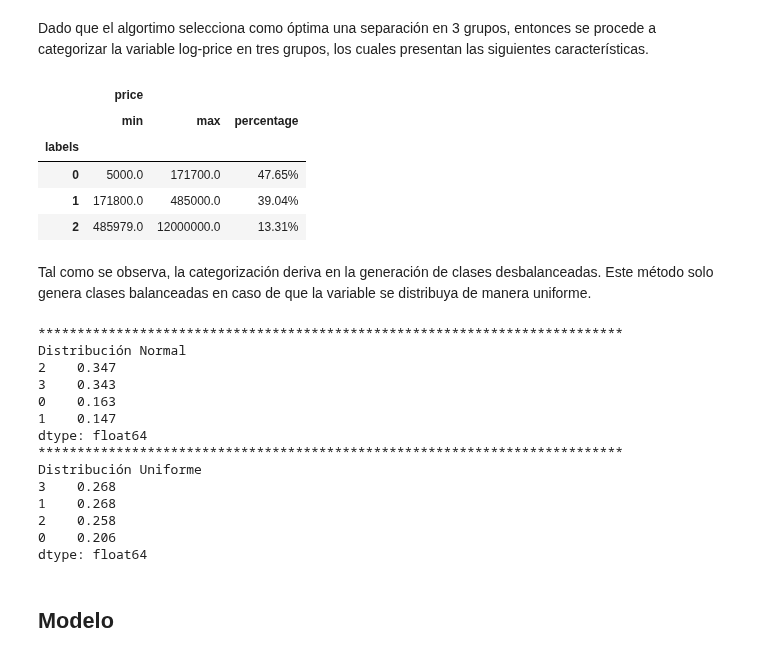
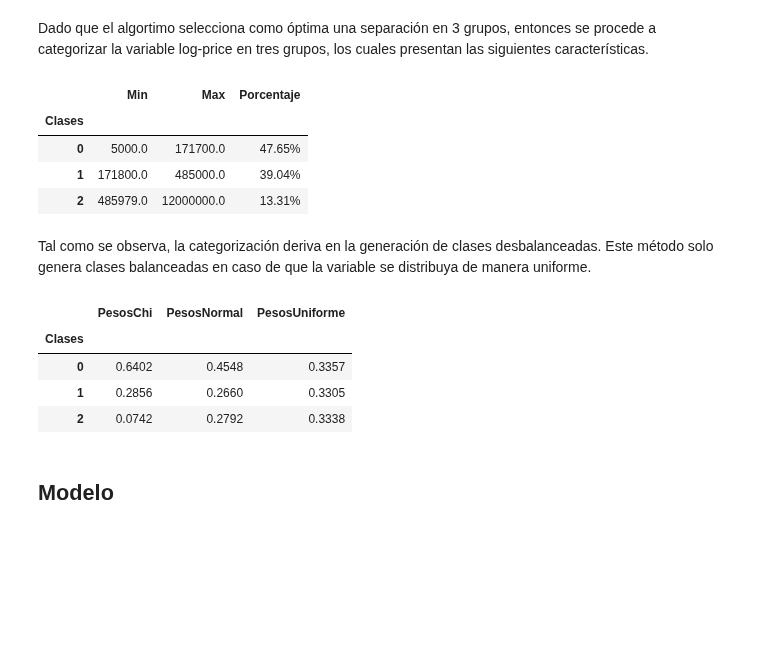
Before and after one commit to Ignacio-Ibarra/tpAA, a Jupyter notebook: Modelado.ipynb, the cells around one changed output. Cells and saved outputs as stored; diff of their text form; code cells hidden in the pictures; blank space fills up the shorter version.

```diff
--- a/Modelado.ipynb
+++ b/Modelado.ipynb
@@ -24,12 +24,21 @@ from skopt import BayesSearchCV #después lo hacemos con RandomSearchCv
 # Cargo dataset original y hago un poco de pre processing, luego vamos a tener que cambiarlo para
 # incorporar tanto Pre-processing y Feature Engineering.
 
-gitlfs_url = "https://media.githubusercontent.com/media/Ignacio-Ibarra/tpAA/main/data/cabaventa.csv?token=APPVFMLKNRKB3K27UWV3WVDCRX7QK"
-raw_df = pd.read_csv(gitlfs_url)
+nocols = ['Unnamed: 0', 'Unnamed: 0.1']
+
+gitlfs_url = "https://github.com/Ignacio-Ibarra/tpAA/blob/main/data/cabaventa.csv"
+
+try:
+    cols = list(pd.read_csv(gitlfs_url, nrows = 1))
+    raw_df = pd.read_csv(gitlfs_url, usecols =[col for col in cols if col not in nocols])
+except:
+    cols =  list(pd.read_csv("./data/cabaventa.csv", nrows =1))
+    raw_df = pd.read_csv("./data/cabaventa.csv", usecols =[col for col in cols if col not in nocols])
+raw_df.shape
 
 #borro columnas, borro nulos de un saque, saco "ARS". Me queda un dataset herrrrmoso.
 cleaned = CleaningData(data=raw_df)
-cols_to_drop = ['Unnamed: 0.1', 'Unnamed: 0', #columnas que vinieron mal en la bajada
+cols_to_drop = [#'Unnamed: 0.1', 'Unnamed: 0', #columnas que vinieron mal en la bajada
                 'operation_type', #todos son 'venta'
                 'l1', # todos son 'Argentina'
                 'l2', # todos son "Capital Federal"
@@ -130,69 +141,72 @@ Dado que el algortimo selecciona como óptima una separación en 3 grupos, enton
 # %%
 kl = KneeLocator(
       range(1, max_clusters+1), sse, curve="convex", direction="decreasing"
                   )
 nclust = kl.elbow
 
 kmeans = KMeans(
      init="random",
      n_clusters=nclust,
      n_init=10,
      max_iter=300,
      random_state=42)
 kmeans.fit(var_data)
 data['labels'] = kmeans.labels_
 
 def percentage(x):
     return "{:.2%}".format(x.count()/len(data))
 
-data.groupby('labels').agg({'price':['min','max',percentage]})
+tabla = data.groupby('labels').agg({'price':['min','max',percentage]}).reset_index()
+tabla.columns = ['Clases','Min','Max','Porcentaje']
+tabla.set_index("Clases")
+#print(tabla.to_latex())
 # %% [output]
-|  | price |  |  |
-|  | min | max | percentage |
-| labels |  |  |  |
+|  | Min | Max | Porcentaje |
+| Clases |  |  |  |
 | 0 | 5000.0 | 171700.0 | 47.65% |
 | 1 | 171800.0 | 485000.0 | 39.04% |
 | 2 | 485979.0 | 12000000.0 | 13.31% |
 # %% [markdown]
 Tal como se observa, la categorización deriva en la generación de clases desbalanceadas. Este método solo genera clases balanceadas en caso de que la variable se distribuya de manera uniforme.
 # %%
-norm = np.random.normal(0, 1, 1000).reshape(-1, 1)
-unif = np.random.uniform(-1,1,1000).reshape(-1, 1)
+chi = np.random.chisquare(2,10000).reshape(-1,1)
+norm = np.random.normal(0, 1, 10000).reshape(-1, 1)
+unif = np.random.uniform(-1,1,10000).reshape(-1, 1)
+
+km0 = KMeans(
+     init="random",
+     n_clusters=3,
+     n_init=10,
+     max_iter=300,
+     random_state=42)
 
 km1 = KMeans(
      init="random",
-     n_clusters=4,
+     n_clusters=3,
      n_init=10,
      max_iter=300,
      random_state=42)
 
 km2 = KMeans(
      init="random",
-     n_clusters=4,
+     n_clusters=3,
      n_init=10,
      max_iter=300,
      random_state=42)
 
-print("*"*75)
-print("Distribución Normal")
-print(pd.Series(km1.fit_predict(norm)).value_counts(normalize=True))
-print("*"*75)
-print("Distribución Uniforme")
-print(pd.Series(km2.fit_predict(unif)).value_counts(normalize=True))
+chisquare =  pd.Series(km0.fit_predict(chi)).value_counts(normalize=True)
+normal = pd.Series(km1.fit_predict(norm)).value_counts(normalize=True)
+uniforme = pd.Series(km2.fit_predict(unif)).value_counts(normalize=True)
+
+tabla = pd.concat([chisquare, normal, uniforme], axis=1).reset_index()
+tabla.columns = ["Clases","PesosChi","PesosNormal", "PesosUniforme"]
+tabla.set_index("Clases")
+#print(tabla.to_latex())
 # %% [output]
-***************************************************************************
-Distribución Normal
-2    0.347
-3    0.343
-0    0.163
-1    0.147
-dtype: float64
-***************************************************************************
-Distribución Uniforme
-3    0.268
-1    0.268
-2    0.258
-0    0.206
-dtype: float64
+|  | PesosChi | PesosNormal | PesosUniforme |
+| Clases |  |  |  |
+| 0 | 0.6402 | 0.4548 | 0.3357 |
+| 1 | 0.2856 | 0.2660 | 0.3305 |
+| 2 | 0.0742 | 0.2792 | 0.3338 |
 # %% [markdown]
 ## Modelo
```
Also changed, not shown: parts of 6 cells of this notebook, 3 other files.
